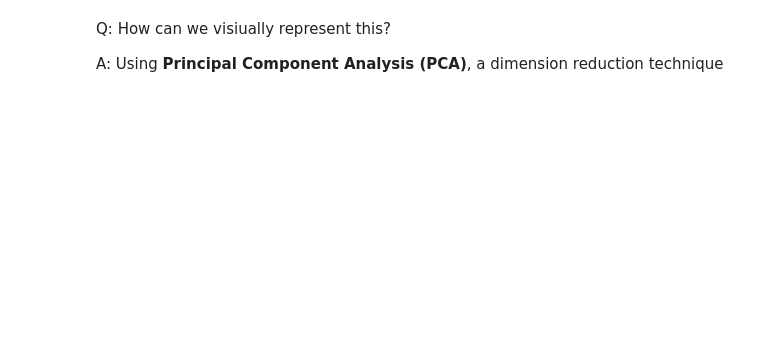
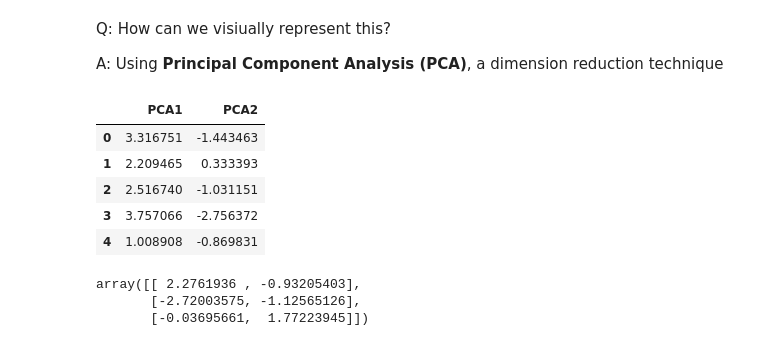
Before and after one commit to hl105/deep-learning-practice, a Jupyter notebook: kMeansClustering.ipynb, the cells around one changed output. Cells and saved outputs as stored; diff of their text form; code cells hidden in the pictures; blank space fills up the shorter version.

```diff
--- a/kMeansClustering.ipynb
+++ b/kMeansClustering.ipynb
@@ -128,3 +172,25 @@ Name: target, Length: 178, dtype: bool
 Q: How can we visiually represent this?
 
 A: Using **Principal Component Analysis (PCA)**, a dimension reduction technique
+# %%
+pca_X = PCA(n_components = 2) # reduce features to 2d
+
+reduced_X = pd.DataFrame(data = pca_X.fit_transform(X), columns = ['PCA1', 'PCA2'])
+
+#reduced features
+reduced_X.head()
+# %% [output]
+|  | PCA1 | PCA2 |
+| 0 | 3.316751 | -1.443463 |
+| 1 | 2.209465 | 0.333393 |
+| 2 | 2.516740 | -1.031151 |
+| 3 | 3.757066 | -2.756372 |
+| 4 | 1.008908 | -0.869831 |
+# %%
+#reduce cluster centers too using PCA
+centers = pca_X.transform(kmeans.cluster_centers_)
+centers
+# %% [output]
+array([[ 2.2761936 , -0.93205403],
+       [-2.72003575, -1.12565126],
+       [-0.03695661,  1.77223945]])
```
Also changed, not shown: parts of 7 cells of this notebook.
